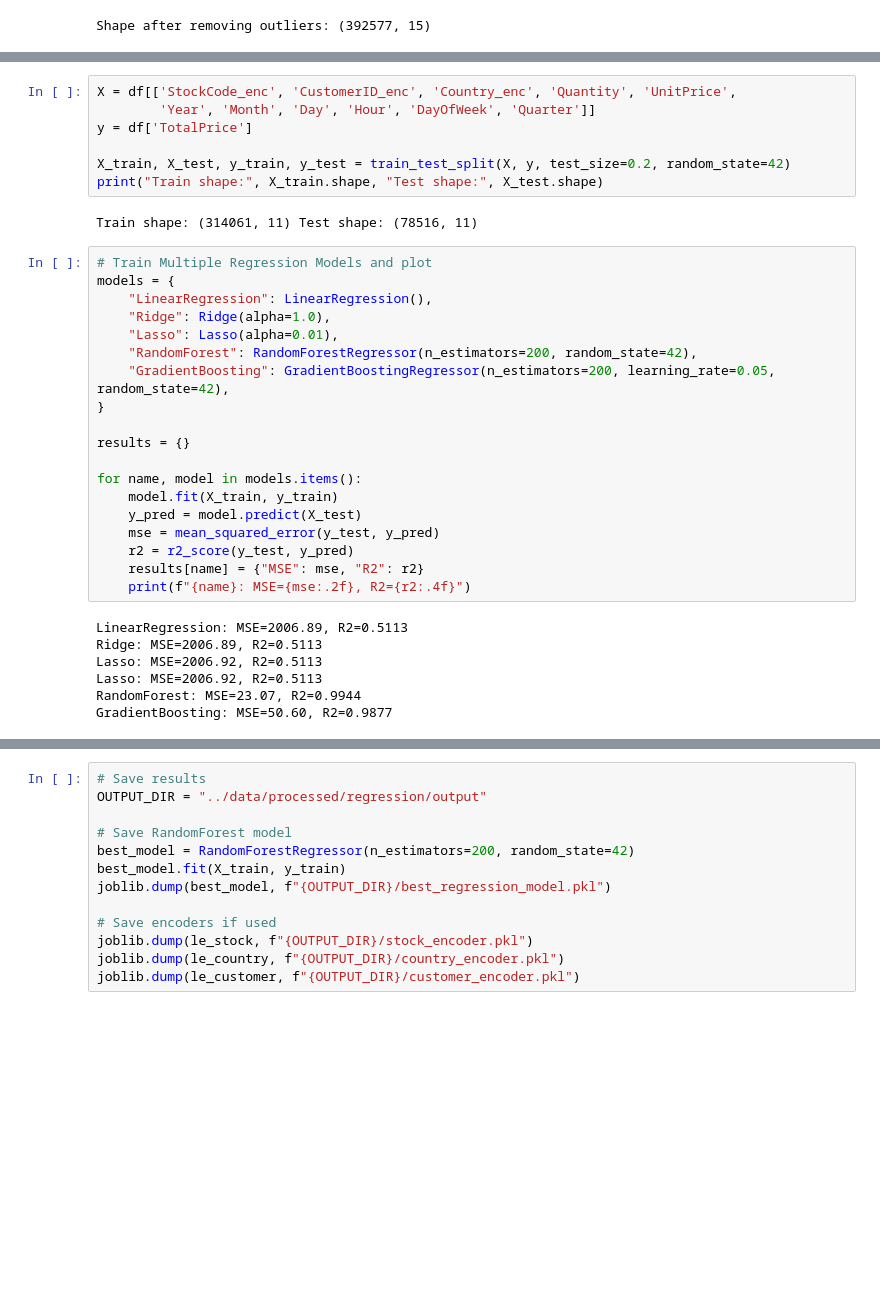
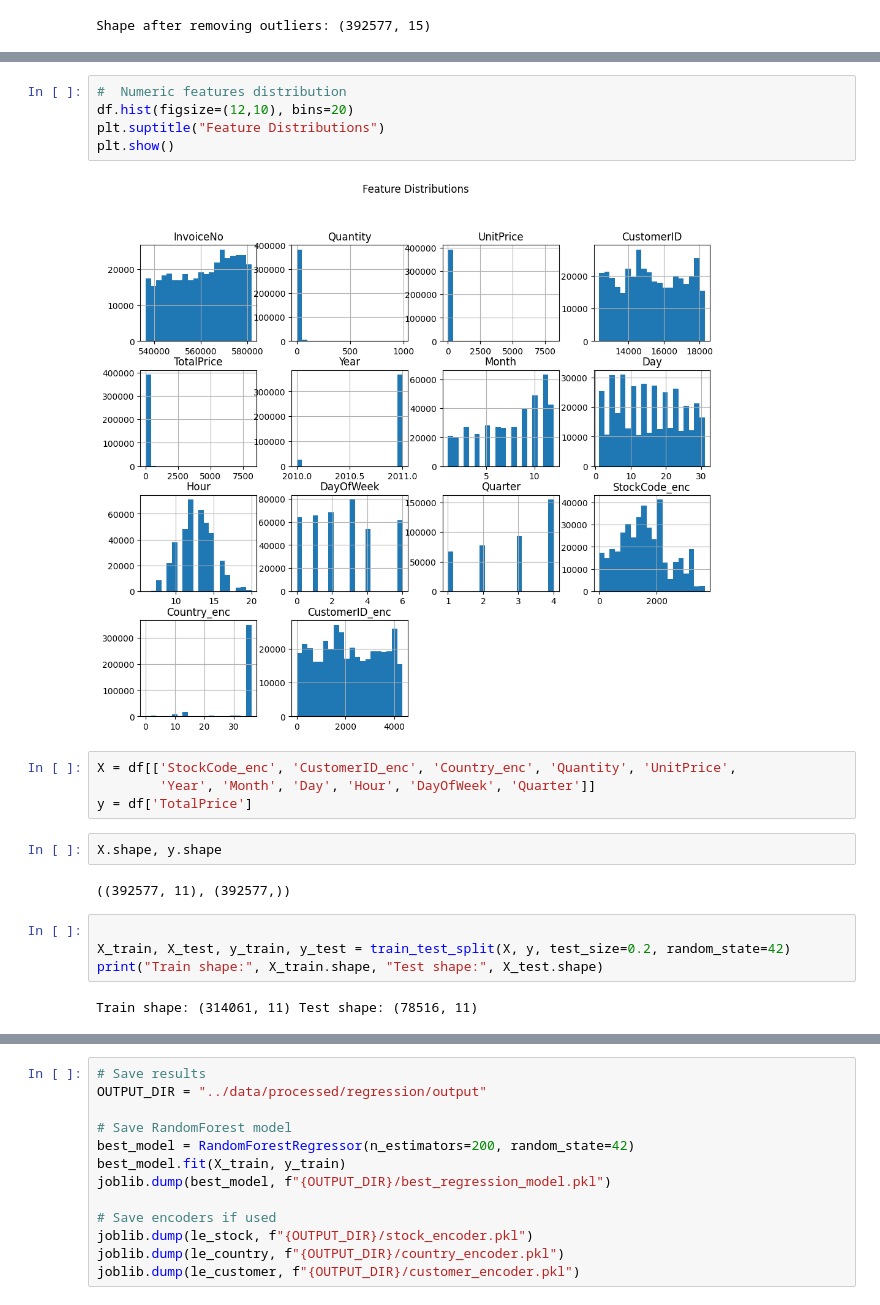
Before and after one commit to atique-ahmad-01/ecommerce-sales-analysis-prediction, a Jupyter notebook: notebooks/regression_model.ipynb, the cells around one changed output, grey strips where cells are left out. Drawn from its saved outputs; the diff is of its cells as text; blank space fills up the shorter version.

```diff
--- a/notebooks/regression_model.ipynb
+++ b/notebooks/regression_model.ipynb
@@ -59,35 +90,21 @@ df.head()
+# %%
+#  Numeric features distribution
+df.hist(figsize=(12,10), bins=20)
+plt.suptitle("Feature Distributions")
+plt.show()
+# %% [output]
+[figure, added]
+# %%
+X = df[['StockCode_enc', 'CustomerID_enc', 'Country_enc', 'Quantity', 'UnitPrice',
+        'Year', 'Month', 'Day', 'Hour', 'DayOfWeek', 'Quarter']]
+y = df['TotalPrice']
+# %%
+X.shape, y.shape
+# %% [output]
+((392577, 11), (392577,))
 # %%
-X = df[['StockCode_enc', 'CustomerID_enc', 'Country_enc', 'Quantity', 'UnitPrice',
-        'Year', 'Month', 'Day', 'Hour', 'DayOfWeek', 'Quarter']]
-y = df['TotalPrice']
 
 X_train, X_test, y_train, y_test = train_test_split(X, y, test_size=0.2, random_state=42)
 print("Train shape:", X_train.shape, "Test shape:", X_test.shape)
 # %% [output]
 Train shape: (314061, 11) Test shape: (78516, 11)
-# %%
-# Train Multiple Regression Models and plot
-models = {
-    "LinearRegression": LinearRegression(),
-    "Ridge": Ridge(alpha=1.0),
-    "Lasso": Lasso(alpha=0.01),
-    "RandomForest": RandomForestRegressor(n_estimators=200, random_state=42),
-    "GradientBoosting": GradientBoostingRegressor(n_estimators=200, learning_rate=0.05, random_state=42),
-}
-
-results = {}
-
-for name, model in models.items():
-    model.fit(X_train, y_train)
-    y_pred = model.predict(X_test)
-    mse = mean_squared_error(y_test, y_pred)
-    r2 = r2_score(y_test, y_pred)
-    results[name] = {"MSE": mse, "R2": r2}
-    print(f"{name}: MSE={mse:.2f}, R2={r2:.4f}")
-# %% [output]
-LinearRegression: MSE=2006.89, R2=0.5113
-Ridge: MSE=2006.89, R2=0.5113
-Lasso: MSE=2006.92, R2=0.5113
-Lasso: MSE=2006.92, R2=0.5113
-RandomForest: MSE=23.07, R2=0.9944
-GradientBoosting: MSE=50.60, R2=0.9877
```
Also changed, not shown: parts of 14 cells of this notebook, 16 other files.
